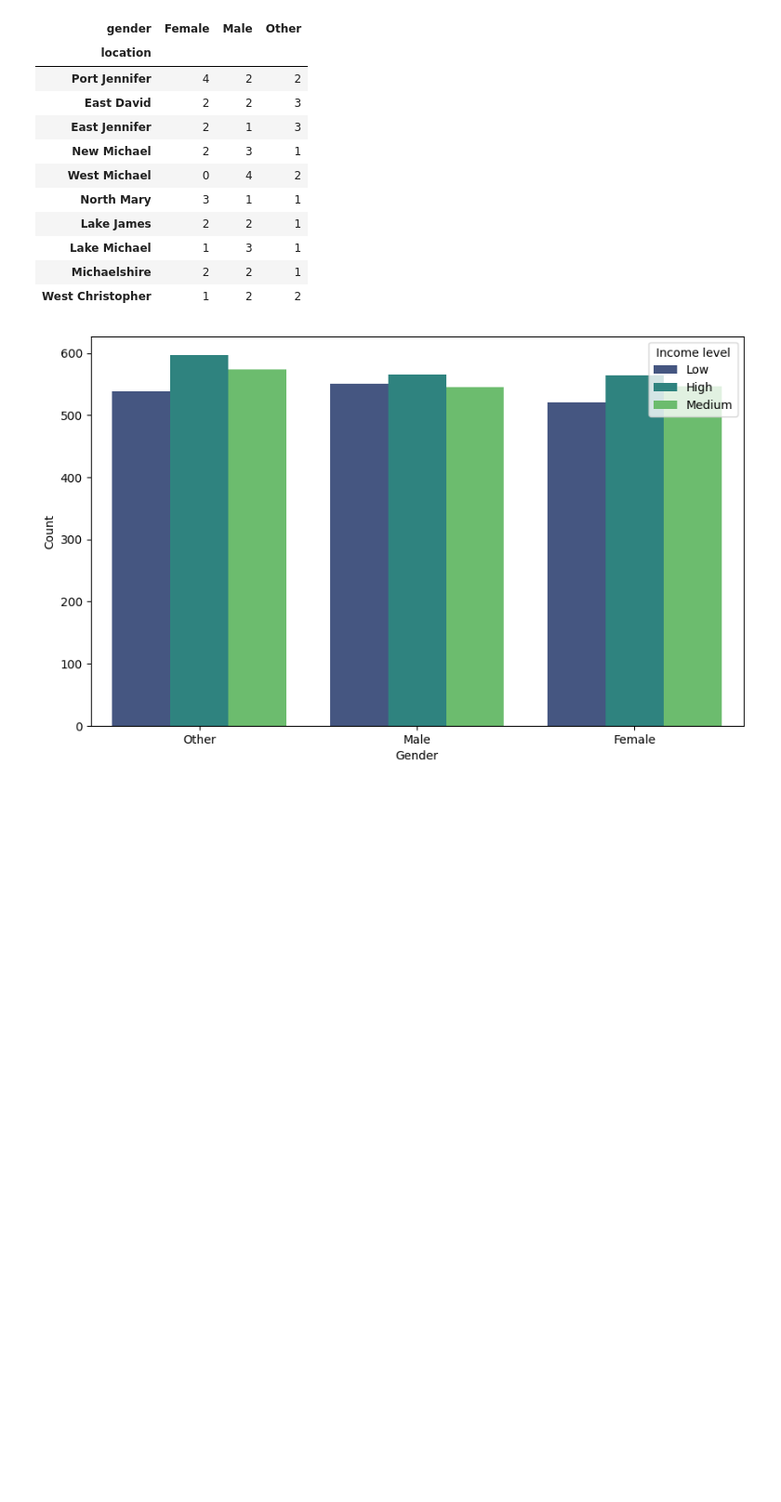
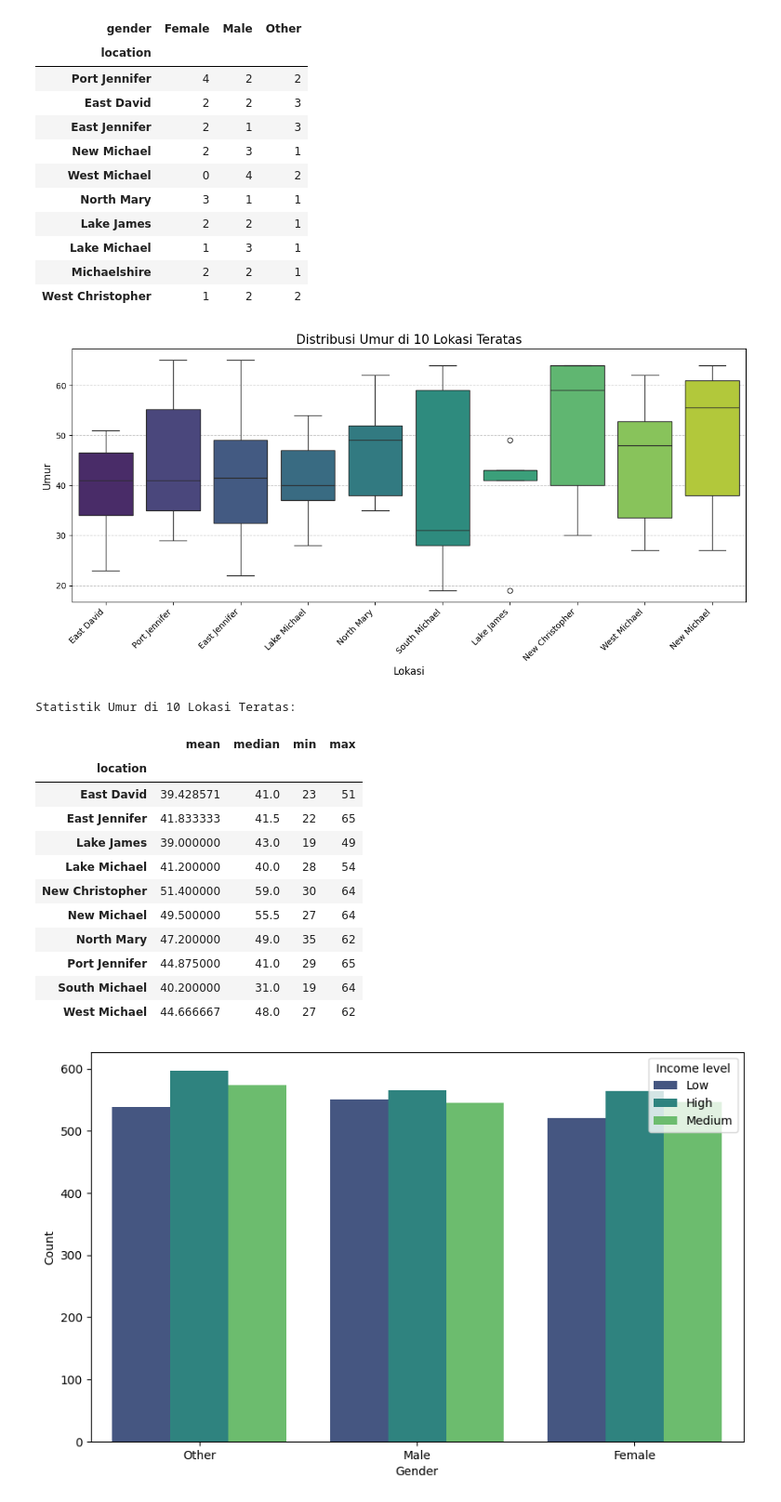
Before and after one commit to Arfan-Susanto/Projek-Data-Analyst, a Jupyter notebook: (Progress) Kaggle - AI-Driven Consumer Behavior/Progress.ipynb, the cells around one changed output. Shown at 93% size. Cells and saved outputs as stored; diff of their text form; code cells hidden in the pictures; blank space fills up the shorter version.

```diff
--- a/(Progress) Kaggle - AI-Driven Consumer Behavior/Progress.ipynb
+++ b/(Progress) Kaggle - AI-Driven Consumer Behavior/Progress.ipynb
@@ -333,6 +448,39 @@ display(contingency_table_top_10)
 | Lake Michael | 1 | 3 | 1 |
 | Michaelshire | 2 | 2 | 1 |
 | West Christopher | 1 | 2 | 2 |
+# %%
+top_10_loc_names = df['location'].value_counts().head(10).index
+df_top_10 = df[df['location'].isin(top_10_loc_names)]
+
+plt.figure(figsize=(12, 6))
+sns.boxplot(data=df_top_10, x='location', y='age', palette='viridis', hue='location', legend=False)
+
+plt.title('Distribusi Umur di 10 Lokasi Teratas', size=15)
+plt.xlabel('Lokasi', size=12)
+plt.ylabel('Umur', size=12)
+plt.xticks(rotation=45, ha='right')
+plt.grid(axis='y', linestyle='--', alpha=0.7)
+
+plt.tight_layout()
+plt.show()
+
+print("Statistik Umur di 10 Lokasi Teratas:")
+display(df_top_10.groupby('location')['age'].agg(['mean', 'median', 'min', 'max']))
+# %% [output]
+[figure, added]
+Statistik Umur di 10 Lokasi Teratas:
+|  | mean | median | min | max |
+| location |  |  |  |  |
+| East David | 39.428571 | 41.0 | 23 | 51 |
+| East Jennifer | 41.833333 | 41.5 | 22 | 65 |
+| Lake James | 39.000000 | 43.0 | 19 | 49 |
+| Lake Michael | 41.200000 | 40.0 | 28 | 54 |
+| New Christopher | 51.400000 | 59.0 | 30 | 64 |
+| New Michael | 49.500000 | 55.5 | 27 | 64 |
+| North Mary | 47.200000 | 49.0 | 35 | 62 |
+| Port Jennifer | 44.875000 | 41.0 | 29 | 65 |
+| South Michael | 40.200000 | 31.0 | 19 | 64 |
+| West Michael | 44.666667 | 48.0 | 27 | 62 |
 # %%
 plt.figure(figsize=(10, 6))
 sns.countplot(data=df, x='gender', hue='income_level', palette='viridis')
```
Also changed, not shown: parts of 15 cells of this notebook.
